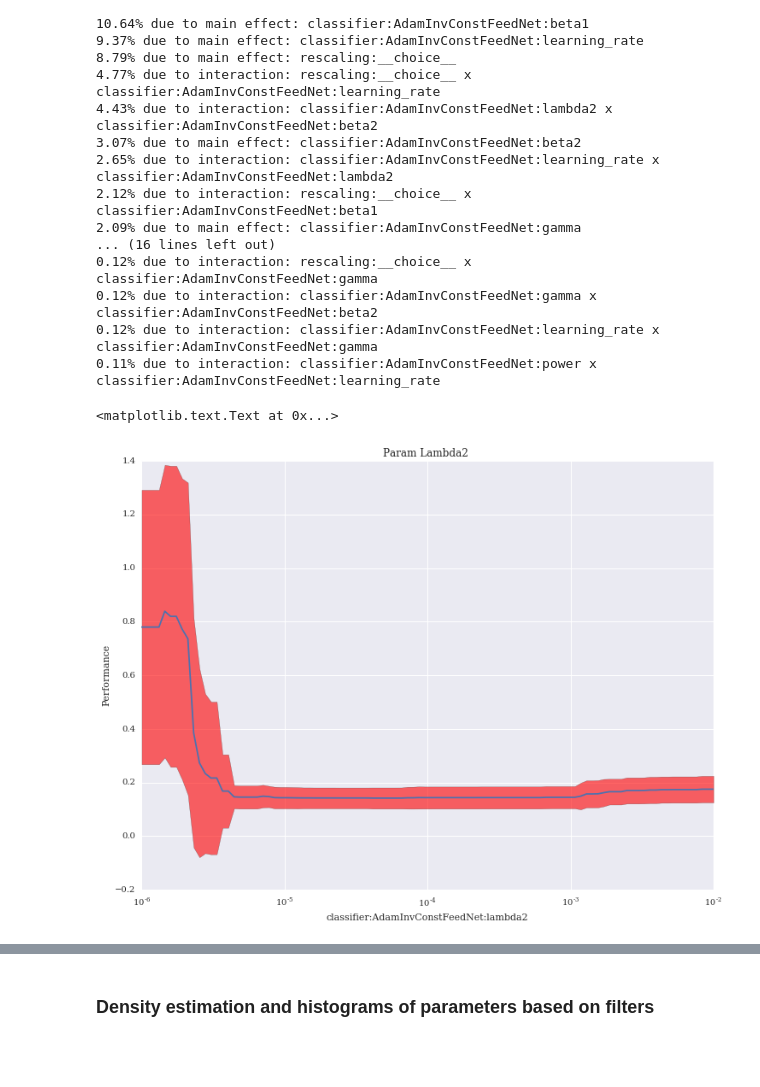
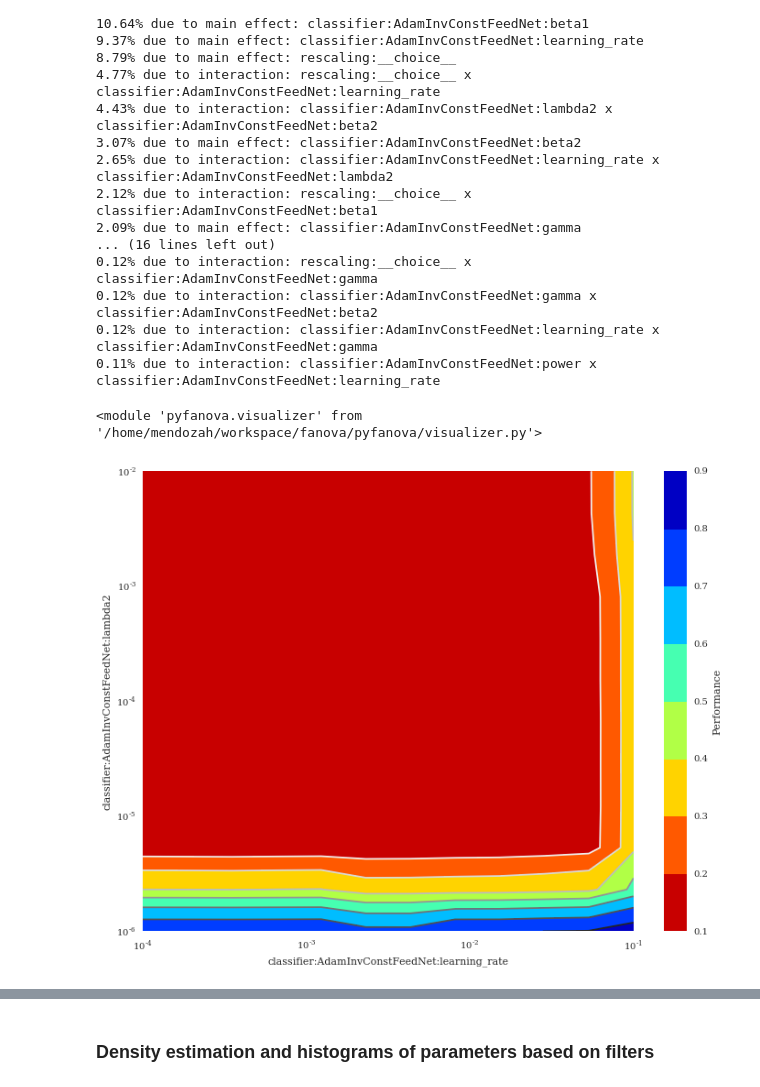
Before and after one commit to hmendozap/master-arbeit-projects, a Jupyter notebook: plotting_param_distros/Policy_vs_Solver_Response.ipynb, the cells around one changed output, grey strips where cells are left out. Cells and saved outputs as stored; diff of their text form; code cells hidden in the pictures; blank space fills up the shorter version.

Commit message:
Added Parameter Importance viz and interactions

```diff
--- a/plotting_param_distros/Policy_vs_Solver_Response.ipynb
+++ b/plotting_param_distros/Policy_vs_Solver_Response.ipynb
@@ -12,10 +12,10 @@ import ConfigReader as cr
 #Styles
 sns.set_style('darkgrid')
 sns.set_color_codes()
-pylt.rcParams['figure.figsize'] = (12.0, 9.0)
+plt.rcParams['figure.figsize'] = (12.0, 9.0)
 
-pylt.rc('text', usetex=False)
-pylt.rc('font', size=20.0, family='serif')
+plt.rc('text', usetex=False)
+plt.rc('font', size=20.0, family='serif')
 # %%
 # key -> dataset code, name -> dataset name
 dataset_dict = {'1128_bac': 'OVA_Breast', '554_bac':'MNIST', '46_bac':'Splice'}
@@ -187,10 +187,16 @@ importance_params = [ 'learning_rate', 'beta1', 'beta2','lambda2', 'lr_policy','
 # %%
 import pyfanova.visualizer
+# %%
+reload(pyfanova.visualizer)
+# %% [output]
+<module 'pyfanova.visualizer' from '/home/mendozah/workspace/fanova/pyfanova/visualizer.py'>
 # %%
 viz_MNIST = pyfanova.visualizer.Visualizer(fano_MNIST)
-# %%
-ax_param = viz_MNIST.plot_marginal('classifier:AdamInvConstFeedNet:lambda2')
-ax_param.title('Param Lambda2 ')
-# %% [output]
-<matplotlib.text.Text at 0x...>
-[figure, removed]
+# %%
+ax_params = viz_MNIST.plot_contour_pairwise('classifier:AdamInvConstFeedNet:learning_rate',
+                                            'classifier:AdamInvConstFeedNet:lambda2',
+                                            bounds_1=(0.0, 1.0), bounds_2=(0.0, 1.0),
+                                            log_scale_1=True, log_scale_2=True,
+                                            resolution=12)
+# %% [output]
+[figure, added]
```
Also changed, not shown: parts of 6 cells of this notebook.
